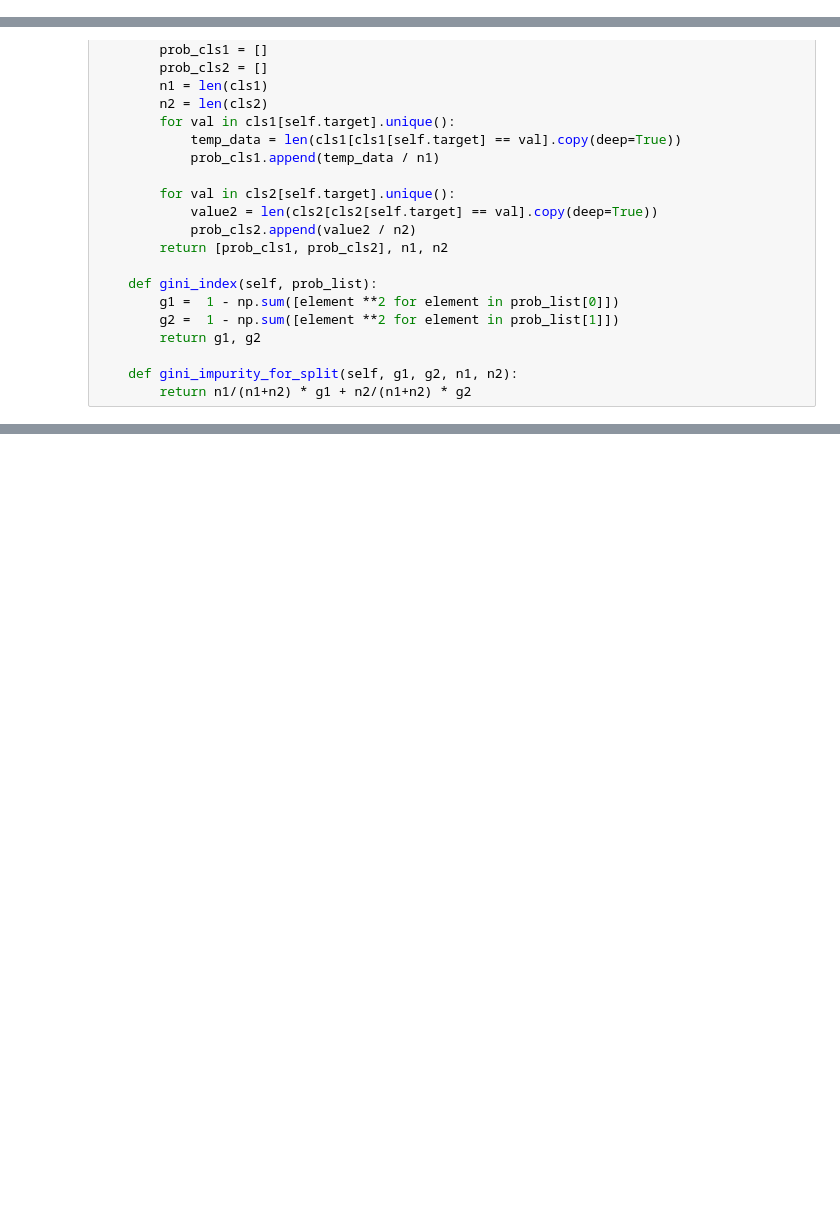
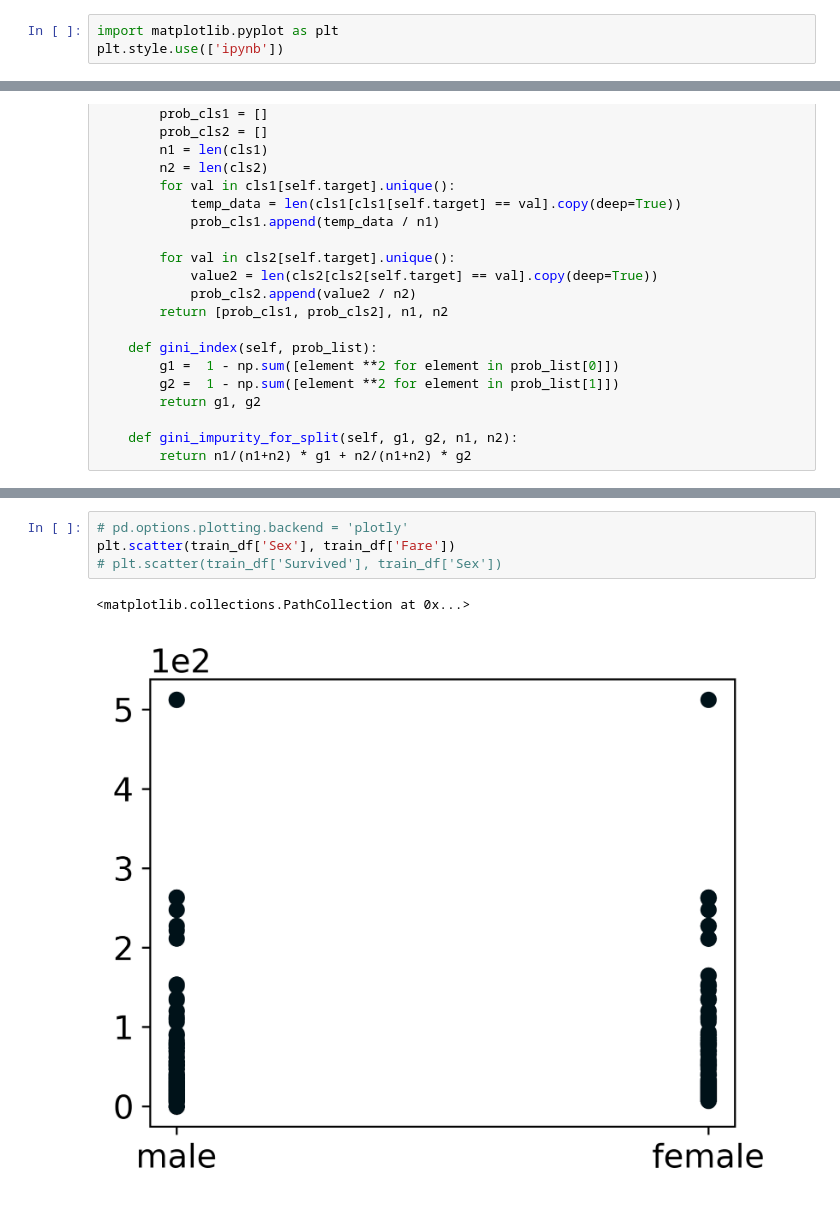
Before and after one commit to RichardPinter/boosting_and_bagging, a Jupyter notebook: utils/decision_trees.ipynb, the cells around one changed output, grey strips where cells are left out. Drawn from its saved outputs; the diff is of its cells as text; blank space fills up the shorter version.

```diff
--- a/utils/decision_trees.ipynb
+++ b/utils/decision_trees.ipynb
@@ -40,2 +37,5 @@ Extracting archive ./titanic/titanic.zip to ./titanic
 # %%
 train_df = train_df.fillna(0)
+# %%
+import matplotlib.pyplot as plt
+plt.style.use(['ipynb'])
@@ -145,0 +151,7 @@ Pclass 1
+# %%
+# pd.options.plotting.backend = 'plotly'
+plt.scatter(train_df['Sex'], train_df['Fare'])
+# plt.scatter(train_df['Survived'], train_df['Sex'])
+# %% [output]
+<matplotlib.collections.PathCollection at 0x...>
+[figure, added]
```
Also changed, not shown: parts of 7 cells of this notebook.
